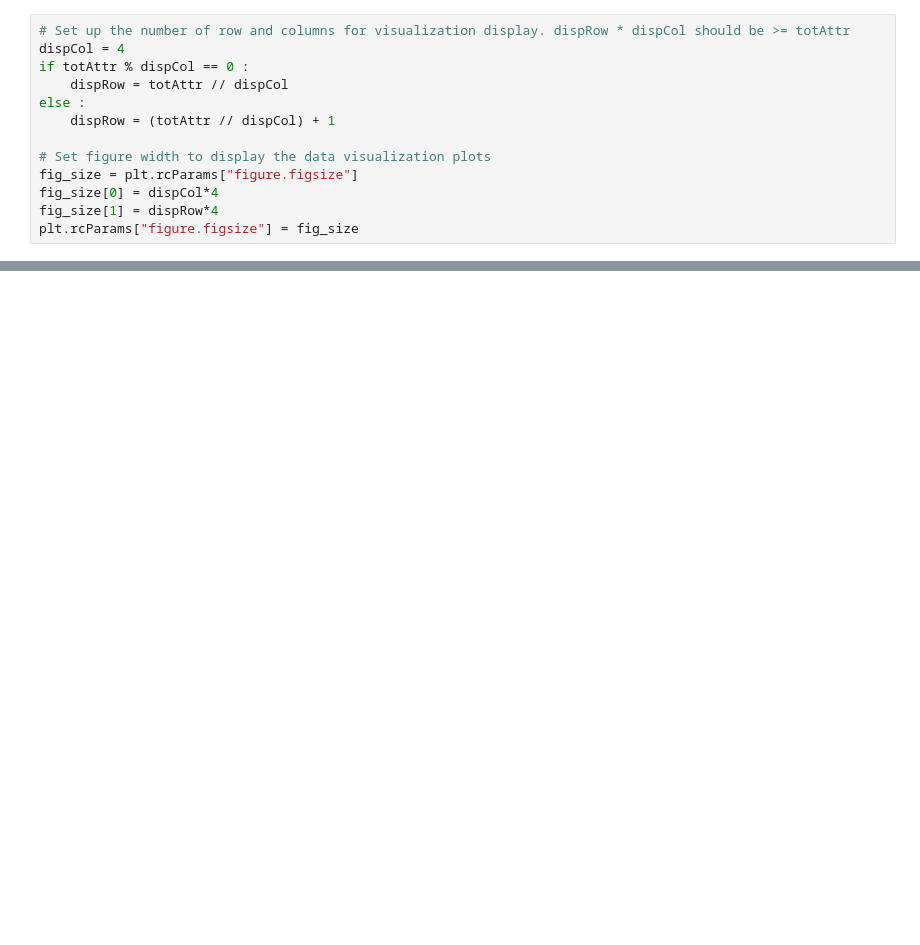
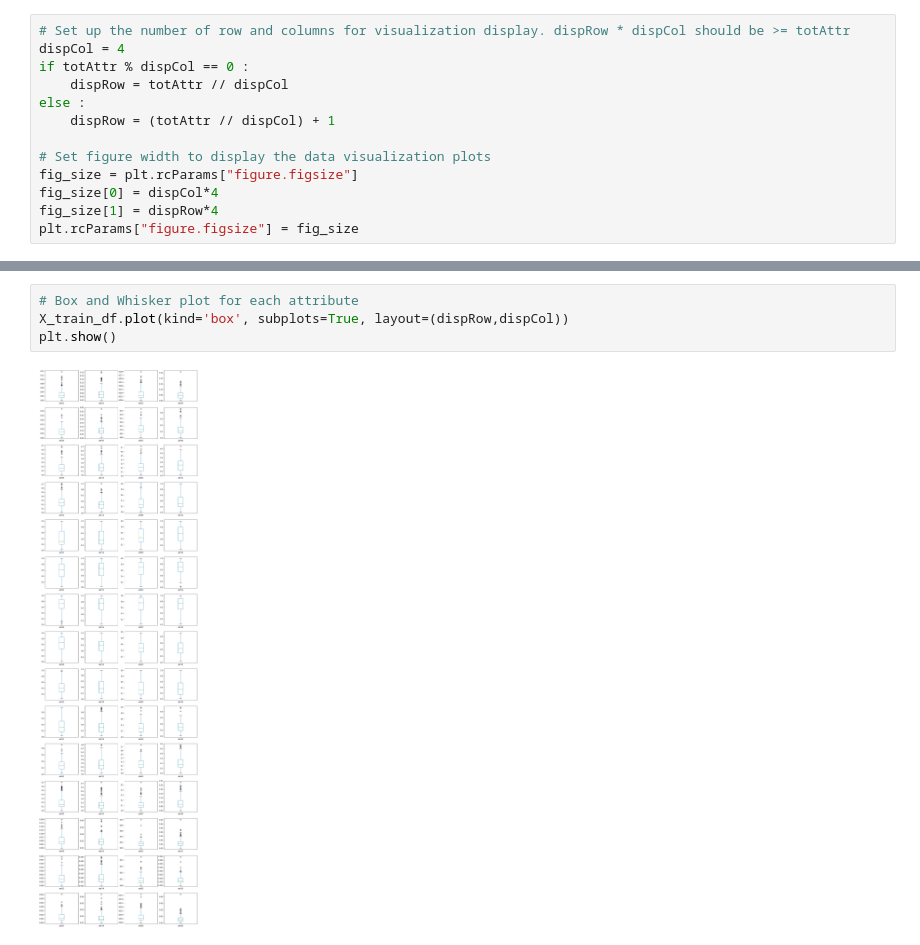
Before and after one commit to daines-analytics/deep-learning-projects, a Jupyter notebook: _py-project-templates/py_tensorflow_binaryclass_tabular_data_example.ipynb, the cells around one changed output, grey strips where cells are left out. Saved outputs shown, nothing was run; the diff lists cells and outputs as text; blank space fills up the shorter version.

```diff
--- a/_py-project-templates/py_tensorflow_binaryclass_tabular_data_example.ipynb
+++ b/_py-project-templates/py_tensorflow_binaryclass_tabular_data_example.ipynb
@@ -675,0 +368,6 @@ if (notifyStatus): status_notify("Phase 5 Finalize Model and Make Predictions co
+# %%
+# Box and Whisker plot for each attribute
+X_train_df.plot(kind='box', subplots=True, layout=(dispRow,dispCol))
+plt.show()
+# %% [output]
+[figure, added]
```
Also changed, not shown: parts of 101 cells of this notebook, 5 other files.
